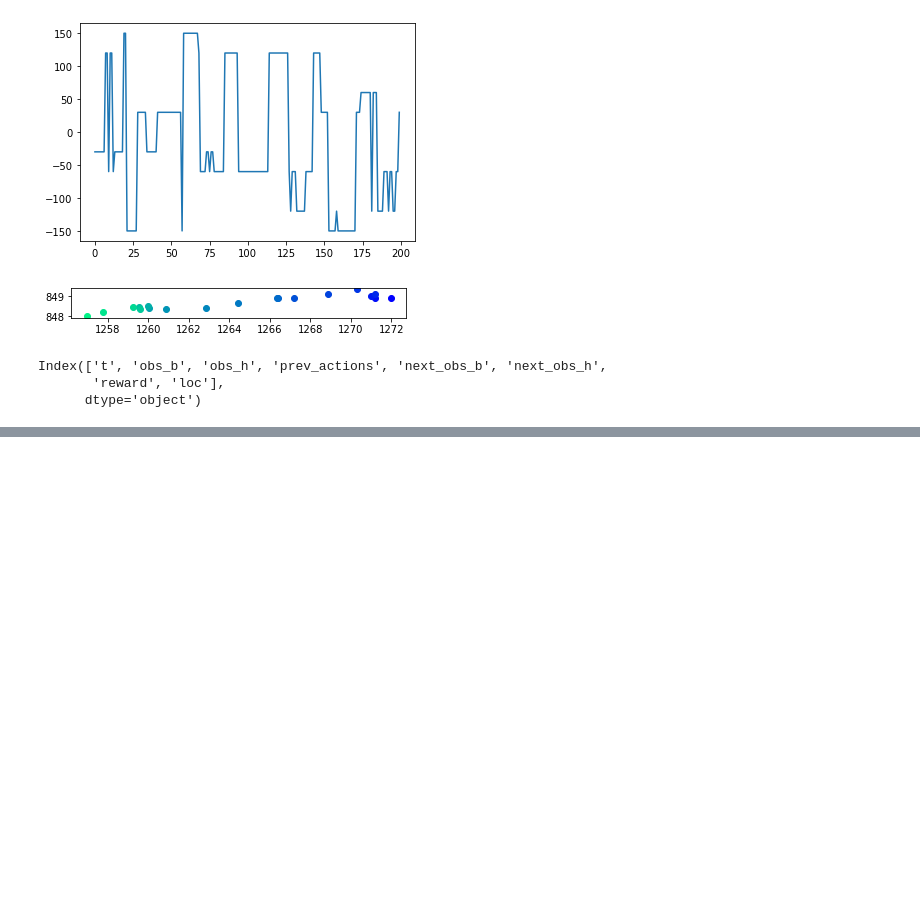
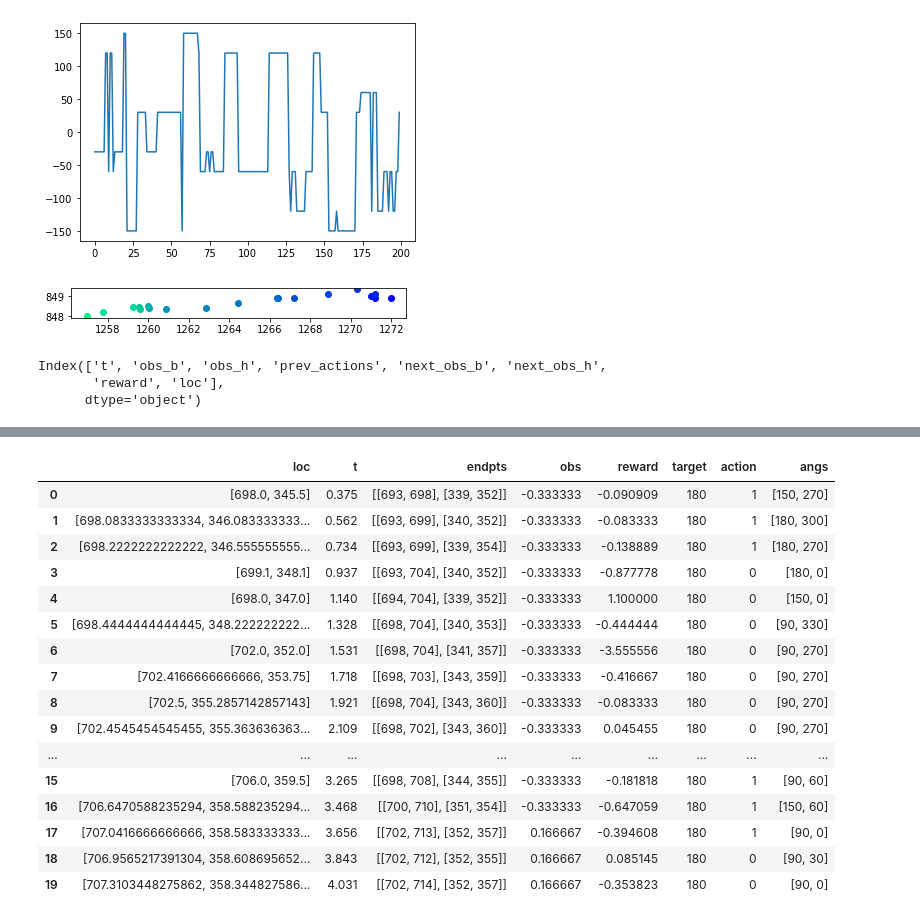
Before and after one commit to ccli3896/RLWorms, a Jupyter notebook: 01_13_reals/Looking.ipynb, the cells around one changed output, grey strips where cells are left out. Saved outputs shown, nothing was run; the diff lists cells and outputs as text; code cells hidden in the pictures; blank space fills up the shorter version.

```diff
--- a/01_13_reals/Looking.ipynb
+++ b/01_13_reals/Looking.ipynb
@@ -117,0 +179,22 @@ def fix_HT(dh,window=20):
+# %%
+df_t = pd.DataFrame(traj)
+# %%
+df_t[:20]
+# %% [output]
+|  | loc | t | endpts | obs | reward | target | action | angs |
+| 0 | [698.0, 345.5] | 0.375 | [[693, 698], [339, 352]] | -0.333333 | -0.090909 | 180 | 1 | [150, 270] |
+| 1 | [698.0833333333334, 346.083333333... | 0.562 | [[693, 699], [340, 352]] | -0.333333 | -0.083333 | 180 | 1 | [180, 300] |
+| 2 | [698.2222222222222, 346.555555555... | 0.734 | [[693, 699], [339, 354]] | -0.333333 | -0.138889 | 180 | 1 | [180, 270] |
+| 3 | [699.1, 348.1] | 0.937 | [[693, 704], [340, 352]] | -0.333333 | -0.877778 | 180 | 0 | [180, 0] |
+| 4 | [698.0, 347.0] | 1.140 | [[694, 704], [339, 352]] | -0.333333 | 1.100000 | 180 | 0 | [150, 0] |
+| 5 | [698.4444444444445, 348.222222222... | 1.328 | [[698, 704], [340, 353]] | -0.333333 | -0.444444 | 180 | 0 | [90, 330] |
+| 6 | [702.0, 352.0] | 1.531 | [[698, 704], [341, 357]] | -0.333333 | -3.555556 | 180 | 0 | [90, 270] |
+| 7 | [702.4166666666666, 353.75] | 1.718 | [[698, 703], [343, 359]] | -0.333333 | -0.416667 | 180 | 0 | [90, 270] |
+| 8 | [702.5, 355.2857142857143] | 1.921 | [[698, 704], [343, 360]] | -0.333333 | -0.083333 | 180 | 0 | [90, 270] |
+| 9 | [702.4545454545455, 355.363636363... | 2.109 | [[698, 702], [343, 360]] | -0.333333 | 0.045455 | 180 | 0 | [90, 270] |
+| ... | ... | ... | ... | ... | ... | ... | ... | ... |
+| 15 | [706.0, 359.5] | 3.265 | [[698, 708], [344, 355]] | -0.333333 | -0.181818 | 180 | 1 | [90, 60] |
+| 16 | [706.6470588235294, 358.588235294... | 3.468 | [[700, 710], [351, 354]] | -0.333333 | -0.647059 | 180 | 1 | [150, 60] |
+| 17 | [707.0416666666666, 358.583333333... | 3.656 | [[702, 713], [352, 357]] | 0.166667 | -0.394608 | 180 | 1 | [90, 0] |
+| 18 | [706.9565217391304, 358.608695652... | 3.843 | [[702, 712], [352, 355]] | 0.166667 | 0.085145 | 180 | 0 | [90, 30] |
+| 19 | [707.3103448275862, 358.344827586... | 4.031 | [[702, 714], [352, 357]] | 0.166667 | -0.353823 | 180 | 0 | [90, 0] |
```
Also changed, not shown: parts of 13 cells of this notebook, 36 other files.
